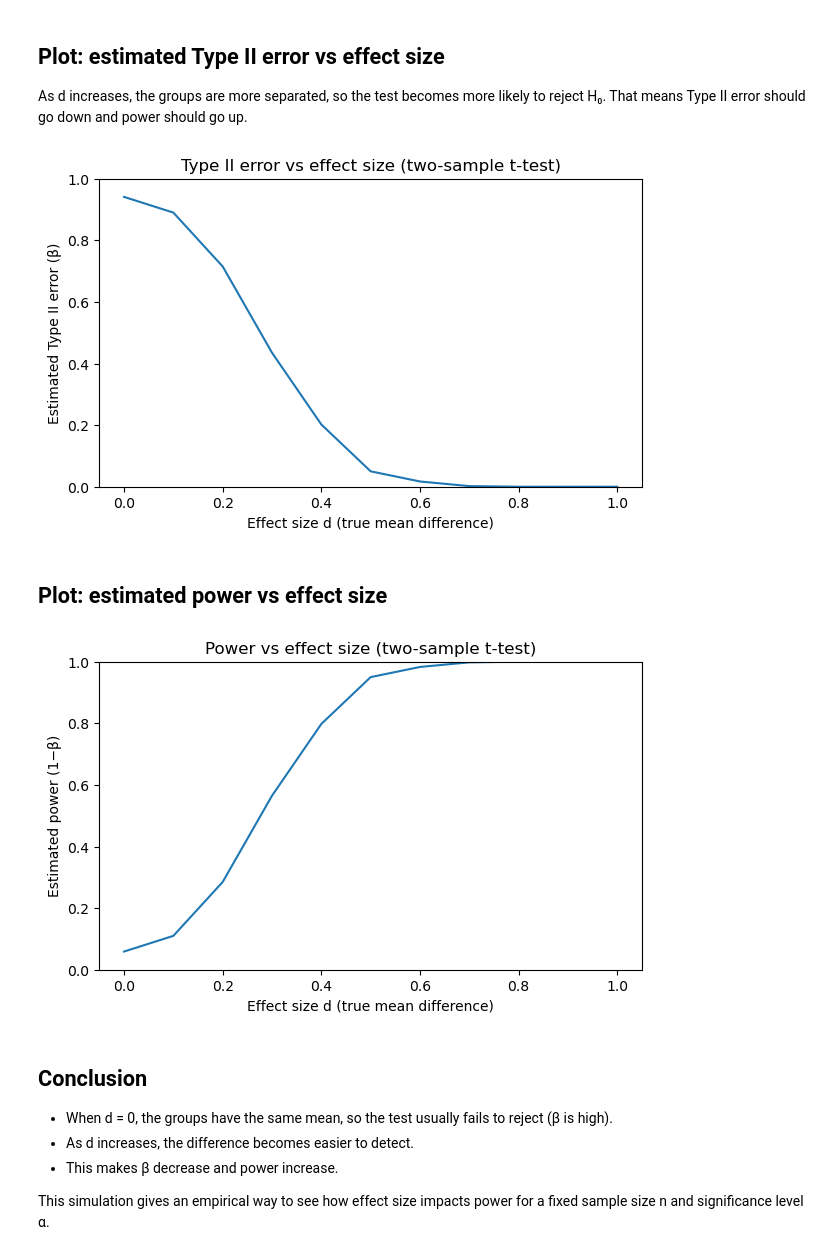
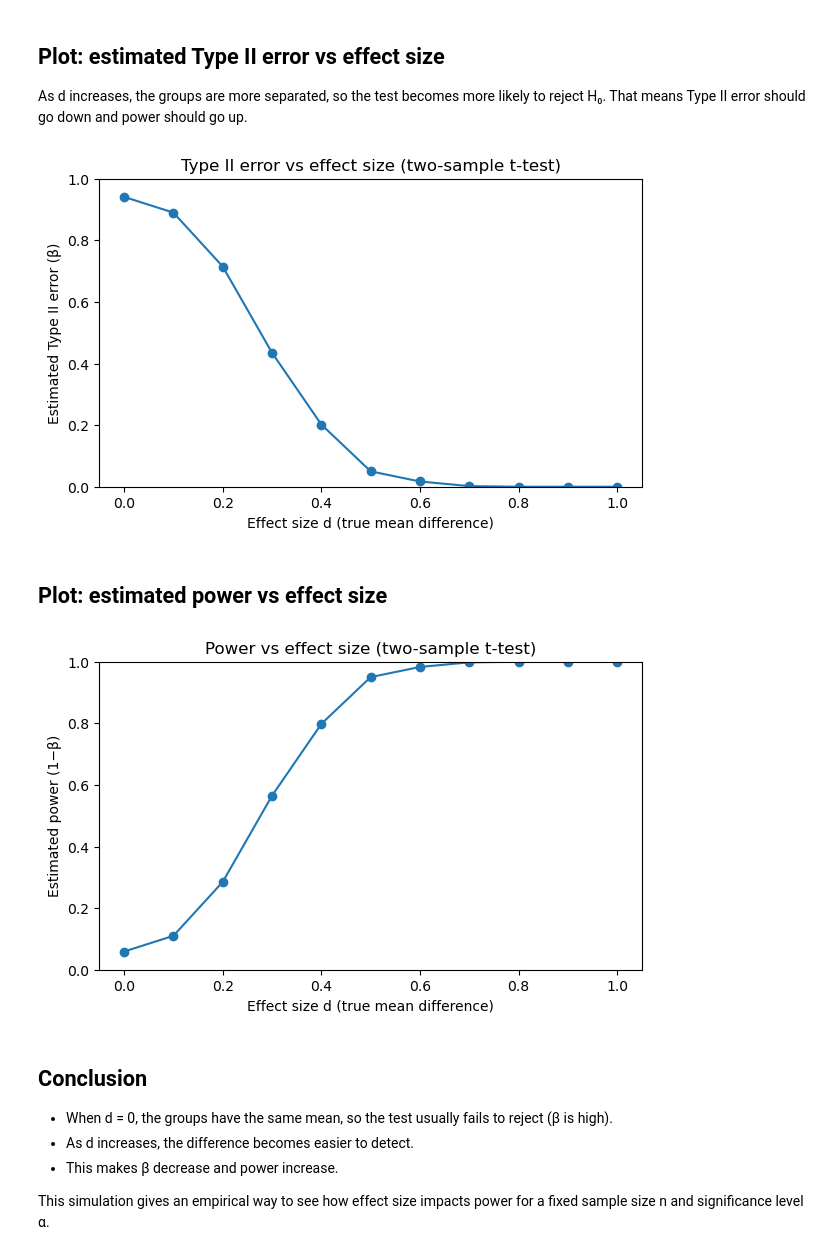
Before and after one commit to Emmet-Devaney/applied_statistics_2025, a Jupyter notebook: problems.ipynb, the cells around one changed output. Saved outputs shown, nothing was run; the diff lists cells and outputs as text; code cells hidden in the pictures.

Commit message:
problem 3- graph markers + problem 4 p.1 One-way ANOVA

```diff
--- a/problems.ipynb
+++ b/problems.ipynb
@@ -303,26 +303,26 @@ As d increases, the groups are more separated, so the test becomes more likely t
 That means Type II error should go down and power should go up.
 # %%
 plt.figure(figsize=(7, 4))
-plt.plot(df["d"], df["type_II_est (fail to reject)"])
+plt.plot(df["d"], df["type_II_est (fail to reject)"], marker="o")
 plt.xlabel("Effect size d (true mean difference)")
 plt.ylabel("Estimated Type II error (β)")
 plt.title("Type II error vs effect size (two-sample t-test)")
 plt.ylim(0, 1)
 plt.show()
 # %% [output]
-[figure, old version]
+[figure, new version]
 # %% [markdown]
 ## Plot: estimated power vs effect size
 # %%
 plt.figure(figsize=(7, 4))
-plt.plot(df["d"], df["power_est"])
+plt.plot(df["d"], df["power_est"], marker="o")
 plt.xlabel("Effect size d (true mean difference)")
 plt.ylabel("Estimated power (1−β)")
 plt.title("Power vs effect size (two-sample t-test)")
 plt.ylim(0, 1)
 plt.show()
 # %% [output]
-[figure, old version]
+[figure, new version]
 # %% [markdown]
 ## Conclusion
 
```
Also changed, not shown: parts of 9 cells of this notebook.
